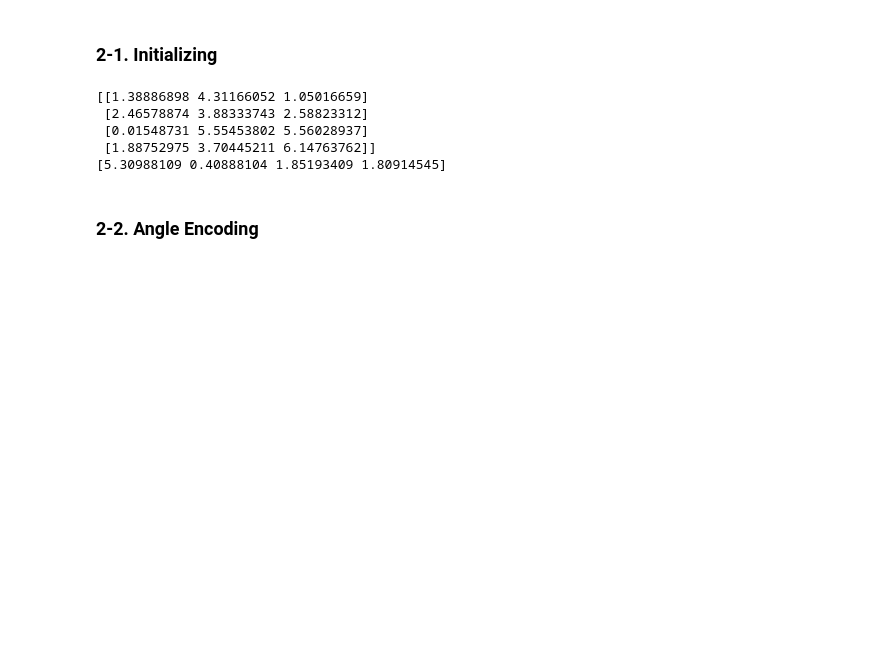
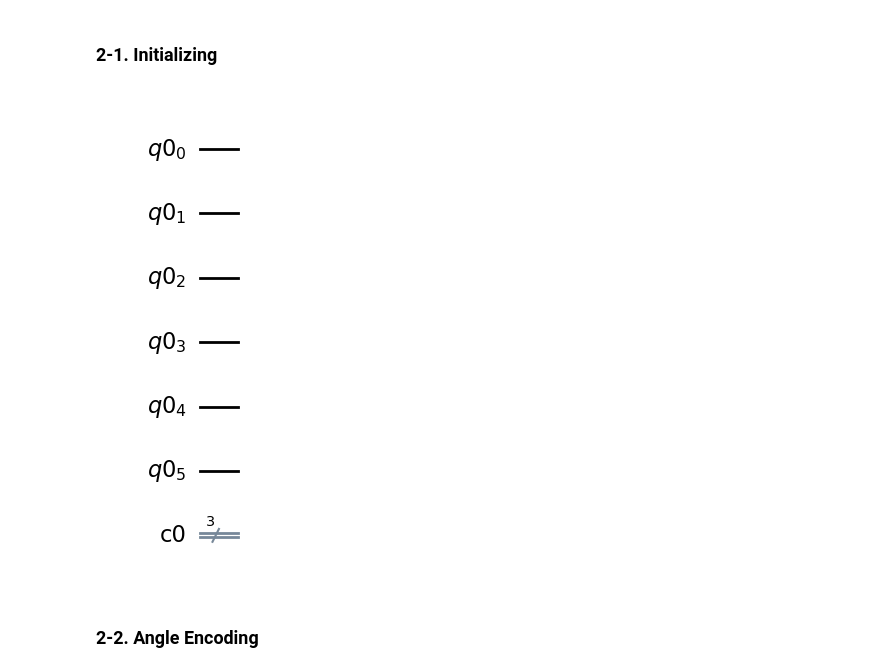
Before and after one commit to yunseo-kim/quantum-rnn, a Jupyter notebook: ansatz_circuit.ipynb, the cells around one changed output. Cells and saved outputs as stored; diff of their text form; code cells hidden in the pictures; blank space fills up the shorter version.

```diff
--- a/ansatz_circuit.ipynb
+++ b/ansatz_circuit.ipynb
@@ -80,15 +76,9 @@ def initialize_circuit() -> QuantumCircuit:
 # %%
 initial_state = initialize_circuit()
 
-# initial_state.draw(output="mpl")
-print(single_rotation_params)
-print(controlled_rotation_params)
+initial_state.draw(output="mpl")
 # %% [output]
-[[1.38886898 4.31166052 1.05016659]
- [2.46578874 3.88333743 2.58823312]
- [0.01548731 5.55453802 5.56028937]
- [1.88752975 3.70445211 6.14763762]]
-[5.30988109 0.40888104 1.85193409 1.80914545]
+[figure, added]
 # %% [markdown]
 ### 2-2. Angle Encoding
 # %%
```
Also changed, not shown: parts of 7 cells of this notebook, 4 other files.
